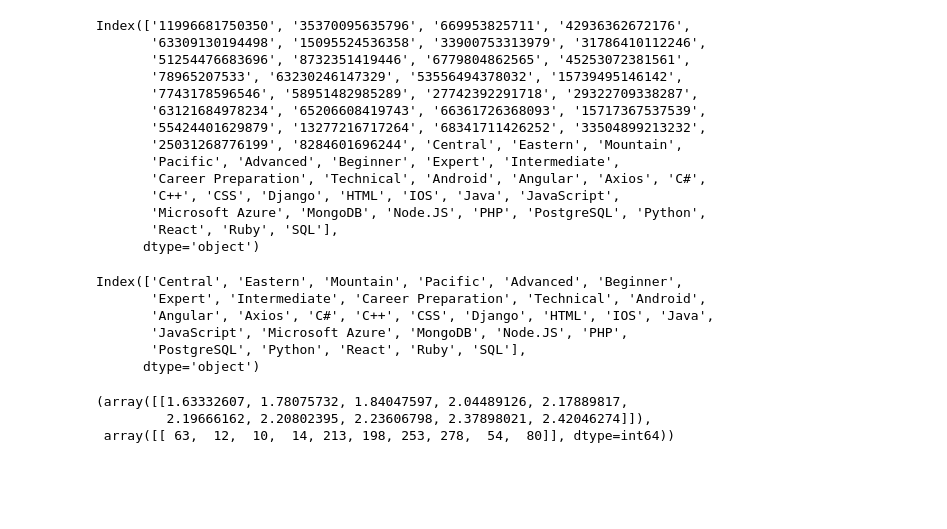
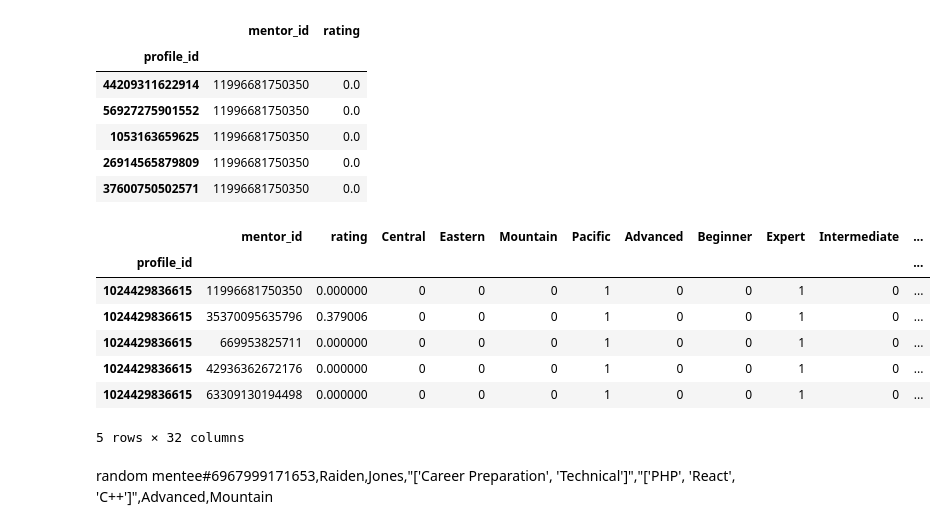
Before and after one commit to BloomTech-Labs/underdog-devs-ds-a, a Jupyter notebook: notebooks/KNN.ipynb, the cells around one changed output. Drawn from its saved outputs; the diff is of its cells as text; code cells hidden in the pictures; blank space fills up the shorter version.

```diff
--- a/notebooks/KNN.ipynb
+++ b/notebooks/KNN.ipynb
@@ -31,6 +32,7 @@ def ohe(mentors, mentees):
     mentors.drop(columns=['first_name', 'last_name'], inplace=True)
     mentors['profile_id'] = mentors['profile_id'].apply(lambda str: str.split('#')[1])
     mentors.set_index('profile_id', inplace=True)
+    mentors.index.rename('mentor_id', inplace=True)
 
     mentors = mentors.join(mentors['time_zone'].apply(pd.Series).stack().str.get_dummies().groupby(level=0).sum())
     mentors.drop(columns='time_zone', inplace=True)
@@ -54,3 +80,13 @@ mentors, mentees = ohe(mentors, mentees)
 #generate a fake review matrix
 reviews = sp.sparse.random(mentees.shape[0], mentors.shape[0], density=0.1, random_state=42)
 reviews = pd.DataFrame(reviews.todense(), index=mentees.index, columns=mentors.index)
+reviews = reviews.melt(ignore_index=False ,value_name='rating')
+reviews.head()
+# %% [output]
+|  | mentor_id | rating |
+| profile_id |  |  |
+| 44209311622914 | 11996681750350 | 0.0 |
+| 56927275901552 | 11996681750350 | 0.0 |
+| 1053163659625 | 11996681750350 | 0.0 |
+| 26914565879809 | 11996681750350 | 0.0 |
+| 37600750502571 | 11996681750350 | 0.0 |
@@ -59,27 +93,14 @@ combined = reviews.merge(mentees, left_on = 'profile_id', right_on = 'profile_id
-# %%
-combined.columns
-# %% [output]
-Index(['11996681750350', '35370095635796', '669953825711', '42936362672176',
-       '63309130194498', '15095524536358', '33900753313979', '31786410112246',
-       '51254476683696', '8732351419446', '6779804862565', '45253072381561',
-       '78965207533', '63230246147329', '53556494378032', '15739495146142',
-       '7743178596546', '58951482985289', '27742392291718', '29322709338287',
-       '63121684978234', '65206608419743', '66361726368093', '15717367537539',
-       '55424401629879', '13277216717264', '68341711426252', '33504899213232',
-       '25031268776199', '8284601696244', 'Central', 'Eastern', 'Mountain',
-       'Pacific', 'Advanced', 'Beginner', 'Expert', 'Intermediate',
-       'Career Preparation', 'Technical', 'Android', 'Angular', 'Axios', 'C#',
-       'C++', 'CSS', 'Django', 'HTML', 'IOS', 'Java', 'JavaScript',
-       'Microsoft Azure', 'MongoDB', 'Node.JS', 'PHP', 'PostgreSQL', 'Python',
-       'React', 'Ruby', 'SQL'],
-      dtype='object')
-# %%
-mentees.columns
-# %% [output]
-Index(['Central', 'Eastern', 'Mountain', 'Pacific', 'Advanced', 'Beginner',
-       'Expert', 'Intermediate', 'Career Preparation', 'Technical', 'Android',
-       'Angular', 'Axios', 'C#', 'C++', 'CSS', 'Django', 'HTML', 'IOS', 'Java',
-       'JavaScript', 'Microsoft Azure', 'MongoDB', 'Node.JS', 'PHP',
-       'PostgreSQL', 'Python', 'React', 'Ruby', 'SQL'],
-      dtype='object')
+# %%
+#merge the reviews on profile id
+combined = reviews.merge(mentees, left_index=True, right_index=True, how = 'left')
+combined.head()
+# %% [output]
+|  | mentor_id | rating | Central | Eastern | Mountain | Pacific | Advanced | Beginner | Expert | Intermediate | ... |
+| profile_id |  |  |  |  |  |  |  |  |  |  | ... |
+| 1024429836615 | 11996681750350 | 0.000000 | 0 | 0 | 0 | 1 | 0 | 0 | 1 | 0 | ... |
+| 1024429836615 | 35370095635796 | 0.379006 | 0 | 0 | 0 | 1 | 0 | 0 | 1 | 0 | ... |
+| 1024429836615 | 669953825711 | 0.000000 | 0 | 0 | 0 | 1 | 0 | 0 | 1 | 0 | ... |
+| 1024429836615 | 42936362672176 | 0.000000 | 0 | 0 | 0 | 1 | 0 | 0 | 1 | 0 | ... |
+| 1024429836615 | 63309130194498 | 0.000000 | 0 | 0 | 0 | 1 | 0 | 0 | 1 | 0 | ... |
+5 rows × 32 columns
 # %%
@@ -93 +116,3 @@ model = create_model(combined, neighbors_number=10)
+# %% [markdown]
+random mentee#6967999171653,Raiden,Jones,"['Career Preparation', 'Technical']","['PHP', 'React', 'C++']",Advanced,Mountain
 # %%
@@ -96,6 +120,0 @@ test = np.array([0,0, 0, 0, 0, 0, 0, 0, 0, 0, 0, 0, 0, 0, 0, 0, 0, 0, 0, 0, 0, 0
-# %%
-model.kneighbors([test], 10)
-# %% [output]
-(array([[1.63332607, 1.78075732, 1.84047597, 2.04489126, 2.17889817,
-         2.19666162, 2.20802395, 2.23606798, 2.37898021, 2.42046274]]),
- array([[ 63,  12,  10,  14, 213, 198, 253, 278,  54,  80]], dtype=int64))
```
Also changed, not shown: parts of 16 cells of this notebook, 1 other file.
